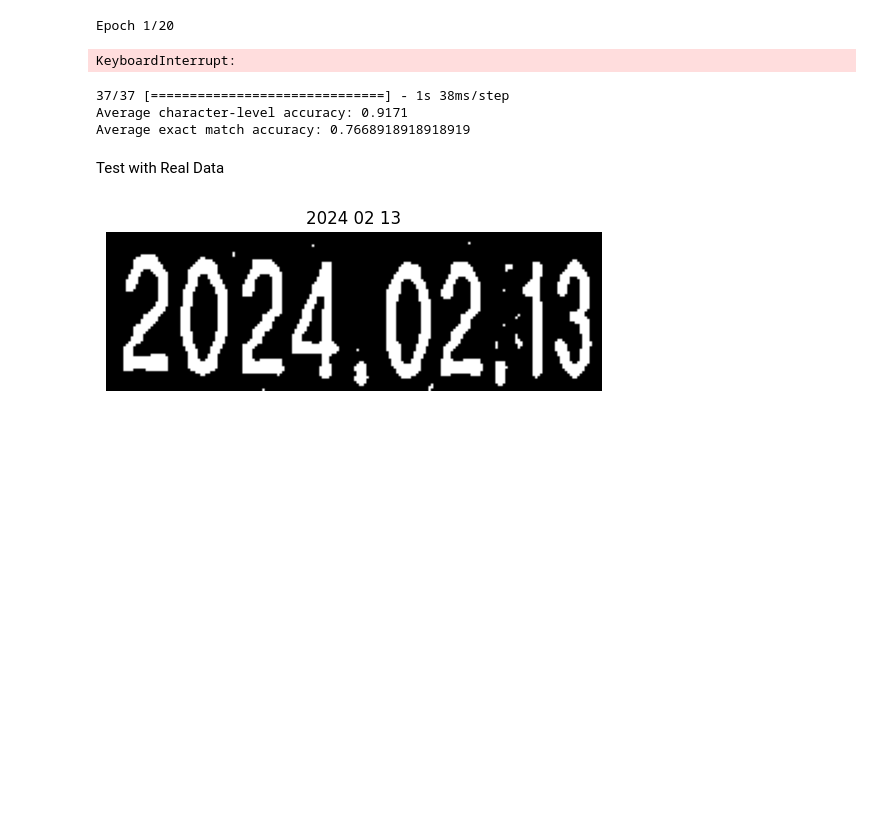
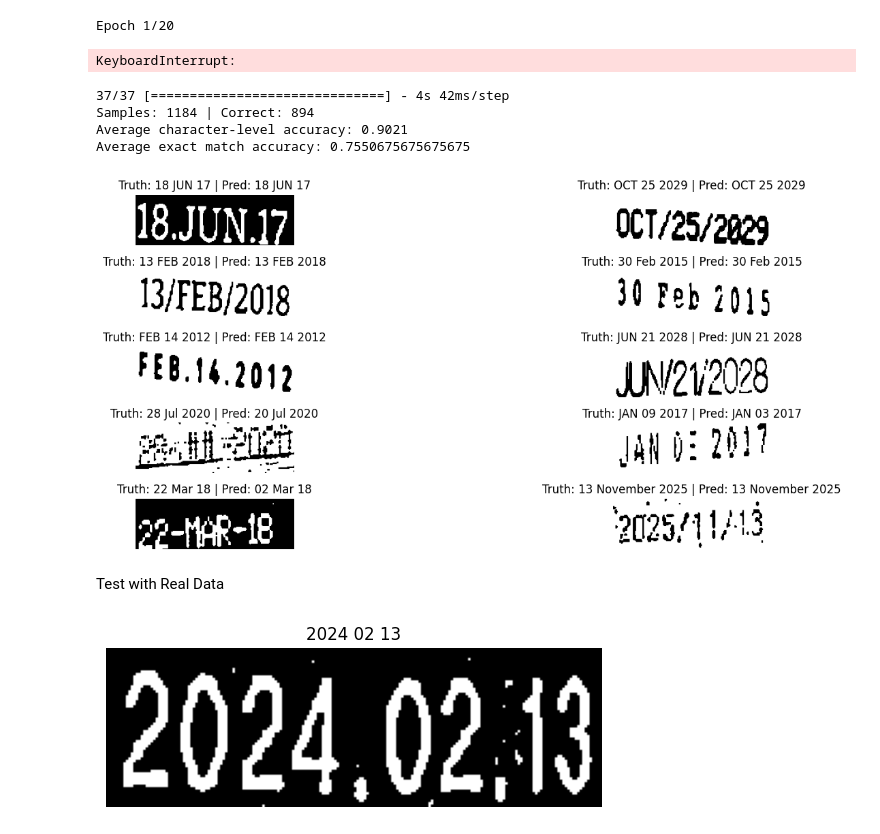
Before and after one commit to obertcoy/expiry-date-recognition, a Jupyter notebook: crnn/main.ipynb, the cells around one changed output. Saved outputs shown, nothing was run; the diff lists cells and outputs as text; code cells hidden in the pictures; blank space fills up the shorter version.

```diff
--- a/crnn/main.ipynb
+++ b/crnn/main.ipynb
@@ -343,8 +366,0 @@ def manual_evaluate(Y_pred, Y_test):
-# %%
-Y_pred = model.predict(X_test)
-
-manual_evaluate(Y_pred, Y_test)
-# %% [output]
-37/37 [==============================] - 1s 38ms/step
-Average character-level accuracy: 0.9171
-Average exact match accuracy: 0.7668918918918919
@@ -351,3 +369,29 @@ Average exact match accuracy: 0.7668918918918919
+# %%
+Y_pred = model.predict(X_test)
+
+output, _, _ = manual_evaluate(Y_pred, Y_test)
+
+n_sample = 10
+
+plt.figure(figsize=(16, 14))
+for idx in range(n_sample):
+    pred_text = ''.join([char for char in decode_label(output[idx])])
+    truth_text = ''.join([char for char in decode_label(Y_test[idx])])
+
+    plt.subplot(n_sample, 2, idx + 1)
+    plt.imshow(X_test[idx], cmap='gray')
+    plt.title(f'Truth: {format_to_datestring(truth_text)} | Pred: {format_to_datestring(pred_text)}')
+    plt.axis('off')
+
+    # print(f'Truth: {format_to_datestring(truth_text)} | Pred: {format_to_datestring(pred_text)}')
+plt.subplots_adjust(hspace=0.5, wspace=0.3)
+plt.show()
+# %% [output]
+37/37 [==============================] - 4s 42ms/step
+Samples: 1184 | Correct: 894
+Average character-level accuracy: 0.9021
+Average exact match accuracy: 0.7550675675675675
+[figure, added]
 # %% [markdown]
 Test with Real Data
 # %%
```
Also changed, not shown: parts of 7 cells of this notebook, 9 other files.
